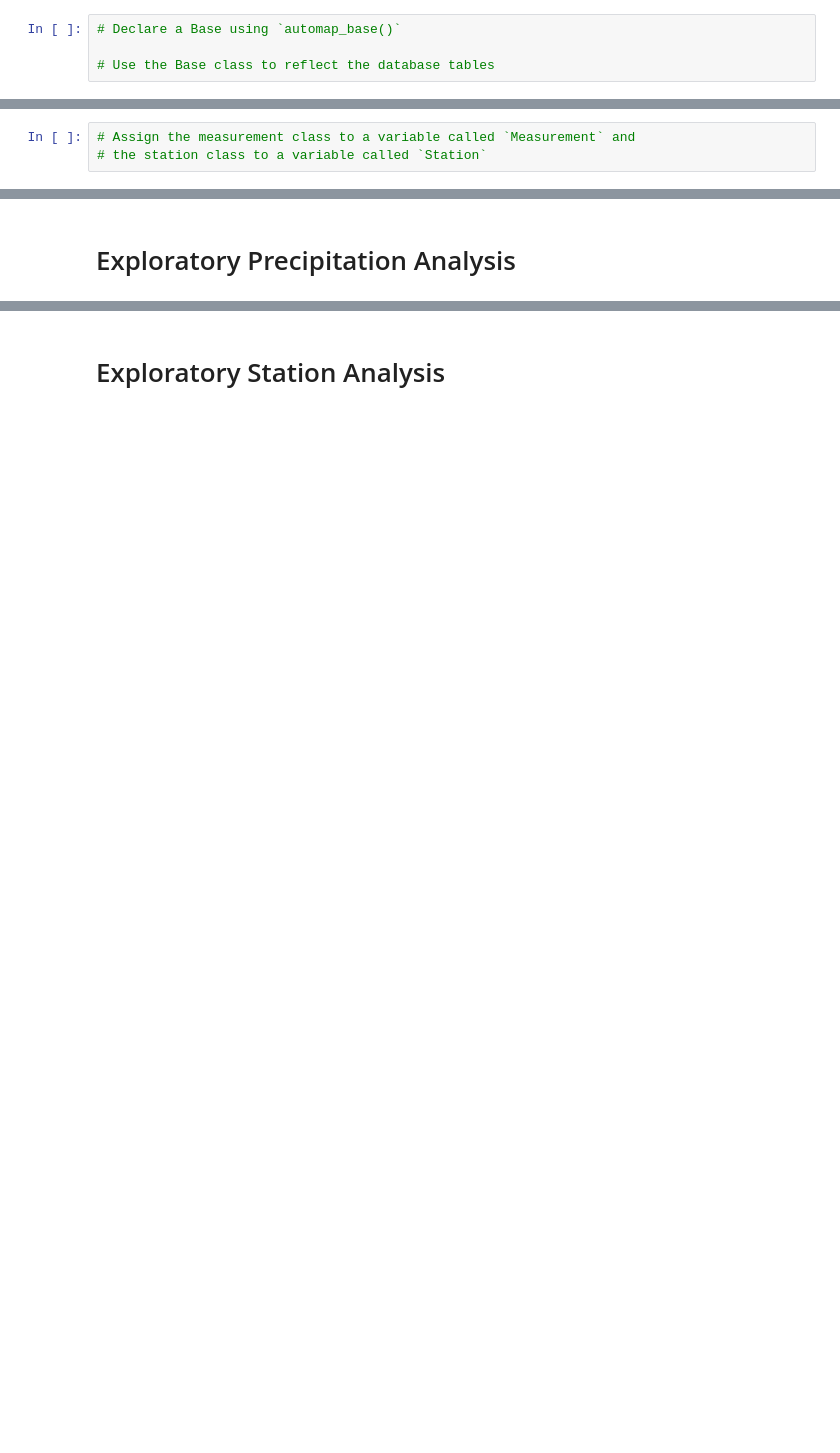
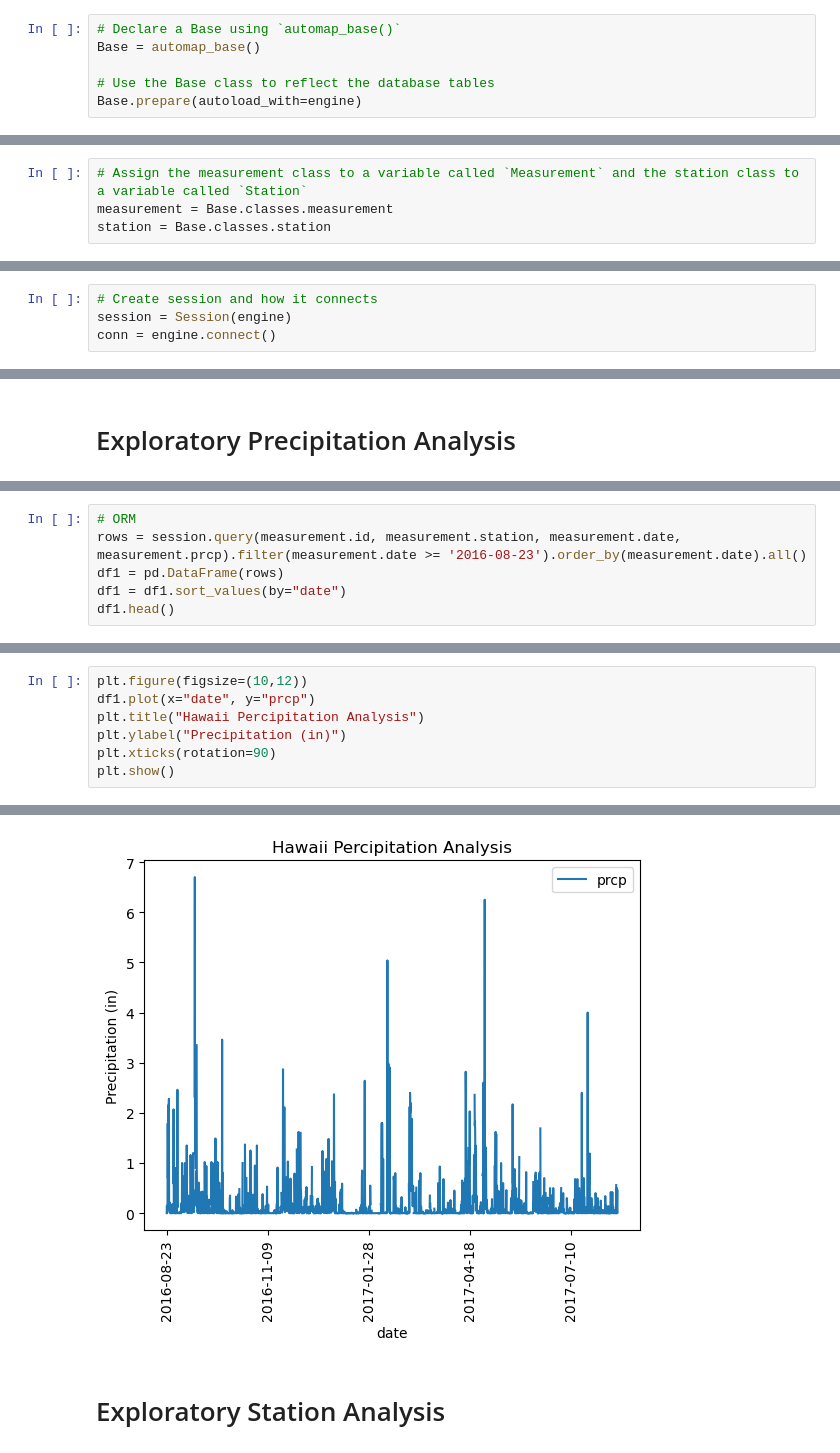
Before and after one commit to Apeterson07/sqlalchemy-challenge, a Jupyter notebook: climate_starter.ipynb, the cells around one changed output, grey strips where cells are left out. Cells and saved outputs as stored; diff of their text form; blank space fills up the shorter version.

```diff
--- a/climate_starter.ipynb
+++ b/climate_starter.ipynb
@@ -15,7 +17,9 @@ from sqlalchemy import create_engine, func
 engine = create_engine("sqlite:///Resources/hawaii.sqlite")
 # %%
 # Declare a Base using `automap_base()`
+Base = automap_base()
 
 # Use the Base class to reflect the database tables
+Base.prepare(autoload_with=engine)
 # %%
 # Print all of the classes mapped to the Base
@@ -22,5 +27,6 @@ engine = create_engine("sqlite:///Resources/hawaii.sqlite")
 # %% [output]
 ['measurement', 'station']
 # %%
-# Assign the measurement class to a variable called `Measurement` and
-# the station class to a variable called `Station`
+# Assign the measurement class to a variable called `Measurement` and the station class to a variable called `Station`
+measurement = Base.classes.measurement
+station = Base.classes.station
@@ -28,0 +33,4 @@ engine = create_engine("sqlite:///Resources/hawaii.sqlite")
+# %%
+# Create session and how it connects
+session = Session(engine)
+conn = engine.connect()
@@ -66,0 +67,6 @@ Text(0, 0.5, 'Inches')
+# %%
+# ORM
+rows = session.query(measurement.id, measurement.station, measurement.date, measurement.prcp).filter(measurement.date >= '2016-08-23').order_by(measurement.date).all()
+df1 = pd.DataFrame(rows)
+df1 = df1.sort_values(by="date")
+df1.head()
@@ -66,0 +80,8 @@ Text(0, 0.5, 'Inches')
+# %%
+plt.figure(figsize=(10,12))
+df1.plot(x="date", y="prcp")
+plt.title("Hawaii Percipitation Analysis")
+plt.ylabel("Precipitation (in)")
+plt.xticks(rotation=90)
+plt.show()
+# %% [output]
@@ -67,3 +89,4 @@ Text(0, 0.5, 'Inches')
+[figure, added]
 # %% [markdown]
 # Exploratory Station Analysis
 # %%
```
Also changed, not shown: parts of 14 cells of this notebook, 1 other file.
